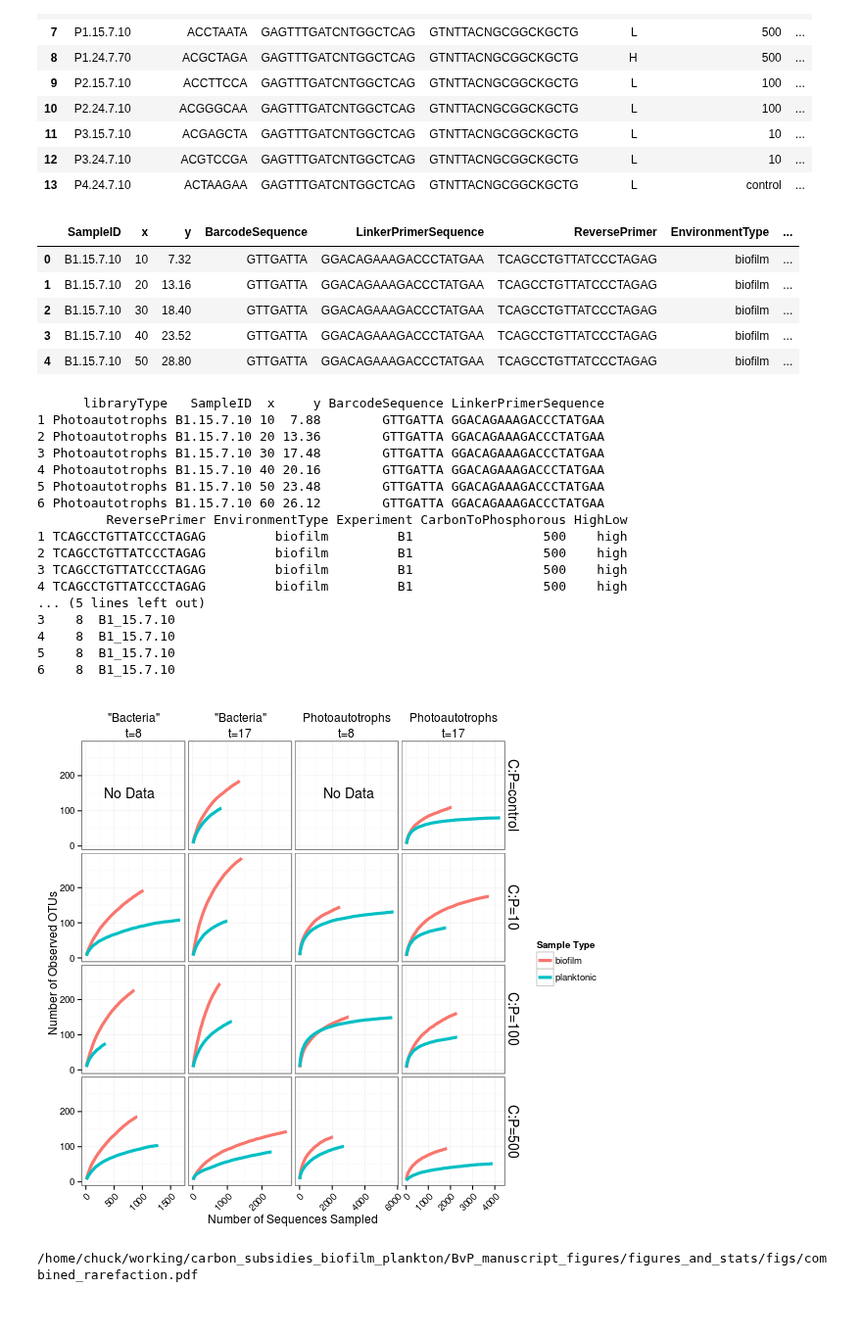
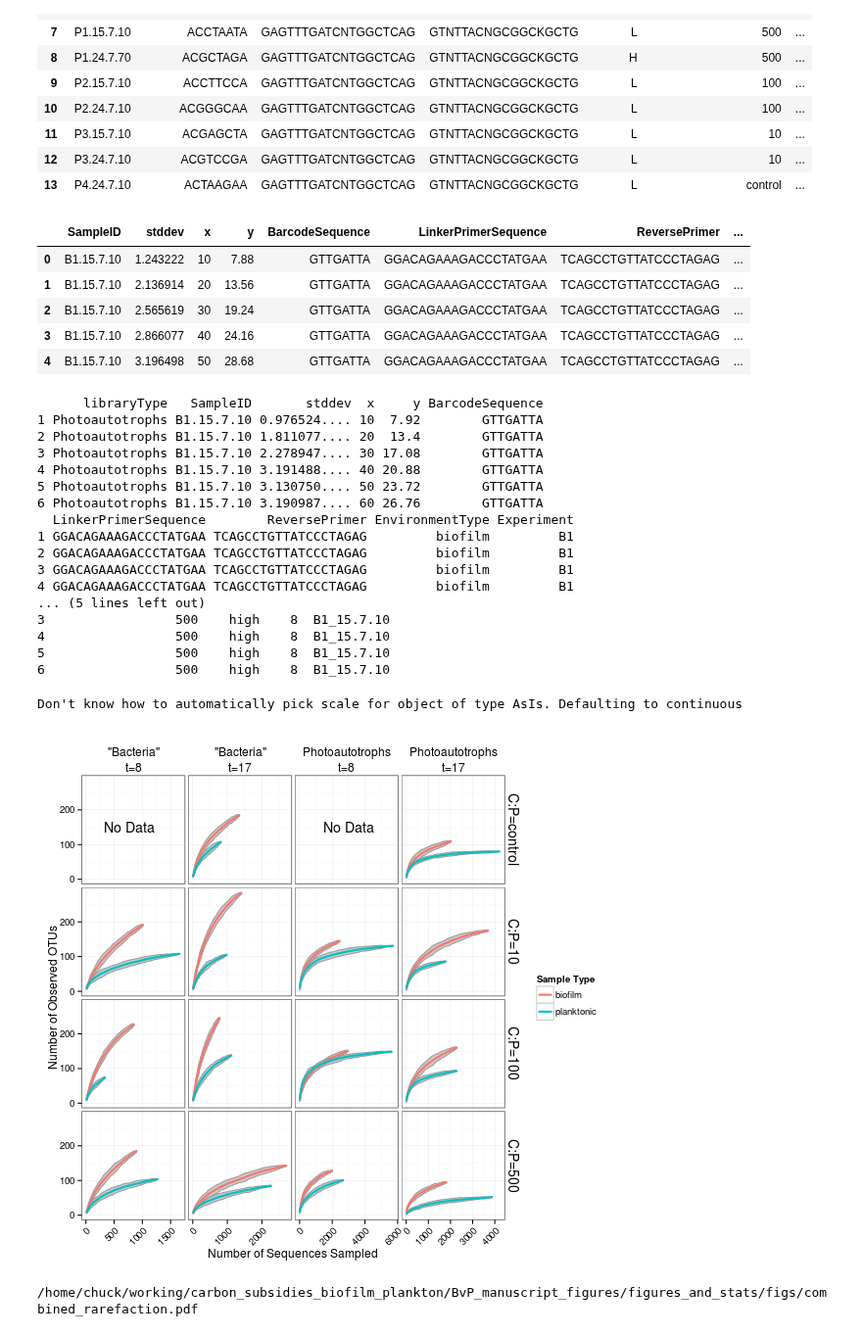
Before and after one commit to chuckpr/BvP_manuscript_figures, a Jupyter notebook: figures_and_stats/rarefaction_curves.ipynb, the cells around one changed output. Shown at 98% size. Cells and saved outputs as stored; diff of their text form; code cells hidden in the pictures.

```diff
--- a/figures_and_stats/rarefaction_curves.ipynb
+++ b/figures_and_stats/rarefaction_curves.ipynb
@@ -61,7 +61,7 @@ def get_raref_vector(data, stride=10, iters=25):
     rare_data = vstack([[len(h.nonzero()[0]) for h in rarefaction(data, stride=stride)] \
                         for i in range(iters)])
     X = arange(stride,data.sum()+stride,stride)
-    return X, mean(rare_data, axis=0)
+    return X, mean(rare_data, axis=0), std(rare_data, axis=0)
 # %%
 fig, axarr = plt.subplots(nrows=4,
                           ncols=2,
@@ -71,8 +71,8 @@ fig.subplots_adjust(hspace=0.4)
 for comp, ax in zip(pw_comps, axarr.reshape(-1)[1:]):
     data1 = otu_table_euks.sampleData(comp[0])
     data2 = otu_table_euks.sampleData(comp[1])
-    X1, rare_data1 = get_raref_vector(data1)
-    X2, rare_data2 = get_raref_vector(data2)
+    X1, rare_data1, std1 = get_raref_vector(data1)
+    X2, rare_data2, std2 = get_raref_vector(data2)
     ax.plot(X1, rare_data1, color='g', lw=2)
     ax.plot(X2, rare_data2, color='b', lw=2)
     ax.set_title("%s v. %s"%(comp[0], comp[1]),
@@ -99,8 +99,8 @@ t = otu_table_euk
 dfs = {}
 for sid in t.SampleIds:
     counts = t.sampleData(sid)
-    x, raref_data = get_raref_vector(counts)
-    dfs[sid] = pd.DataFrame(data={"x" : x, "y" : raref_data})
+    x, raref_data, stddev = get_raref_vector(counts)
+    dfs[sid] = pd.DataFrame(data={"x" : x, "y" : raref_data, "stddev" : stddev})
 
 df_all = pd.concat(dfs, axis=0)
 df_all = df_all.reset_index()
@@ -141,8 +141,8 @@ t = otu_table_bact
 dfs = {}
 for sid in t.SampleIds:
     counts = t.sampleData(sid)
-    x, raref_data = get_raref_vector(counts)
-    dfs[sid] = pd.DataFrame(data={"x" : x, "y" : raref_data})
+    x, raref_data, stddev = get_raref_vector(counts)
+    dfs[sid] = pd.DataFrame(data={"x" : x, "y" : raref_data, "stddev" : stddev})
 
 df_all = pd.concat(dfs, axis=0)
 df_all = df_all.reset_index()
@@ -153,12 +153,12 @@ sample_data.rename(columns={"#SampleID" : "SampleID"}, inplace=True)
 df_bact = df_all.merge(sample_data, on="SampleID")
 df_bact.head()
 # %% [output]
-|  | SampleID | x | y | BarcodeSequence | LinkerPrimerSequence | ReversePrimer | EnvironmentType | ... |
-| 0 | B1.15.7.10 | 10 | 7.32 | GTTGATTA | GGACAGAAAGACCCTATGAA | TCAGCCTGTTATCCCTAGAG | biofilm | ... |
-| 1 | B1.15.7.10 | 20 | 13.16 | GTTGATTA | GGACAGAAAGACCCTATGAA | TCAGCCTGTTATCCCTAGAG | biofilm | ... |
-| 2 | B1.15.7.10 | 30 | 18.40 | GTTGATTA | GGACAGAAAGACCCTATGAA | TCAGCCTGTTATCCCTAGAG | biofilm | ... |
-| 3 | B1.15.7.10 | 40 | 23.52 | GTTGATTA | GGACAGAAAGACCCTATGAA | TCAGCCTGTTATCCCTAGAG | biofilm | ... |
-| 4 | B1.15.7.10 | 50 | 28.80 | GTTGATTA | GGACAGAAAGACCCTATGAA | TCAGCCTGTTATCCCTAGAG | biofilm | ... |
+|  | SampleID | stddev | x | y | BarcodeSequence | LinkerPrimerSequence | ReversePrimer | ... |
+| 0 | B1.15.7.10 | 1.243222 | 10 | 7.88 | GTTGATTA | GGACAGAAAGACCCTATGAA | TCAGCCTGTTATCCCTAGAG | ... |
+| 1 | B1.15.7.10 | 2.136914 | 20 | 13.56 | GTTGATTA | GGACAGAAAGACCCTATGAA | TCAGCCTGTTATCCCTAGAG | ... |
+| 2 | B1.15.7.10 | 2.565619 | 30 | 19.24 | GTTGATTA | GGACAGAAAGACCCTATGAA | TCAGCCTGTTATCCCTAGAG | ... |
+| 3 | B1.15.7.10 | 2.866077 | 40 | 24.16 | GTTGATTA | GGACAGAAAGACCCTATGAA | TCAGCCTGTTATCCCTAGAG | ... |
+| 4 | B1.15.7.10 | 3.196498 | 50 | 28.68 | GTTGATTA | GGACAGAAAGACCCTATGAA | TCAGCCTGTTATCCCTAGAG | ... |
 # %%
 df_bact = com.convert_to_r_dataframe(df_bact)
 df_euk = com.convert_to_r_dataframe(df_euk)
@@ -171,58 +171,66 @@ df.both = ldply(list(Photoautotrophs = df_euk, '"Bacteria"' = df_bact))
 colnames(df.both)[1] = "libraryType"
 print(head(df.both))
 # %% [output]
-      libraryType   SampleID  x     y BarcodeSequence LinkerPrimerSequence
-1 Photoautotrophs B1.15.7.10 10  7.88        GTTGATTA GGACAGAAAGACCCTATGAA
-2 Photoautotrophs B1.15.7.10 20 13.36        GTTGATTA GGACAGAAAGACCCTATGAA
-3 Photoautotrophs B1.15.7.10 30 17.48        GTTGATTA GGACAGAAAGACCCTATGAA
-4 Photoautotrophs B1.15.7.10 40 20.16        GTTGATTA GGACAGAAAGACCCTATGAA
-5 Photoautotrophs B1.15.7.10 50 23.48        GTTGATTA GGACAGAAAGACCCTATGAA
-6 Photoautotrophs B1.15.7.10 60 26.12        GTTGATTA GGACAGAAAGACCCTATGAA
-         ReversePrimer EnvironmentType Experiment CarbonToPhosphorous HighLow
-1 TCAGCCTGTTATCCCTAGAG         biofilm         B1                 500    high
-2 TCAGCCTGTTATCCCTAGAG         biofilm         B1                 500    high
-3 TCAGCCTGTTATCCCTAGAG         biofilm         B1                 500    high
-4 TCAGCCTGTTATCCCTAGAG         biofilm         B1                 500    high
+      libraryType   SampleID       stddev  x     y BarcodeSequence
+1 Photoautotrophs B1.15.7.10 0.976524.... 10  7.92        GTTGATTA
+2 Photoautotrophs B1.15.7.10 1.811077.... 20  13.4        GTTGATTA
+3 Photoautotrophs B1.15.7.10 2.278947.... 30 17.08        GTTGATTA
+4 Photoautotrophs B1.15.7.10 3.191488.... 40 20.88        GTTGATTA
+5 Photoautotrophs B1.15.7.10 3.130750.... 50 23.72        GTTGATTA
+6 Photoautotrophs B1.15.7.10 3.190987.... 60 26.76        GTTGATTA
+  LinkerPrimerSequence        ReversePrimer EnvironmentType Experiment
+1 GGACAGAAAGACCCTATGAA TCAGCCTGTTATCCCTAGAG         biofilm         B1
+2 GGACAGAAAGACCCTATGAA TCAGCCTGTTATCCCTAGAG         biofilm         B1
+3 GGACAGAAAGACCCTATGAA TCAGCCTGTTATCCCTAGAG         biofilm         B1
+4 GGACAGAAAGACCCTATGAA TCAGCCTGTTATCCCTAGAG         biofilm         B1
 ... (5 lines left out)
-3    8  B1_15.7.10
-4    8  B1_15.7.10
-5    8  B1_15.7.10
-6    8  B1_15.7.10
+3                 500    high    8  B1_15.7.10
+4                 500    high    8  B1_15.7.10
+5                 500    high    8  B1_15.7.10
+6                 500    high    8  B1_15.7.10
 # %%
 %%R -w 600 -h 550
 library(ggplot2)
 df.both$x = as.numeric(df.both$x)
 df.both$y = as.numeric(df.both$y)
 df.both$EnvironmentType = as.factor(df.both$EnvironmentType)
 df.both$Date.strip = factor(paste("t=",df.both$Date,sep=""), levels = c("t=8", "t=17"))
 df.both$CarbonToPhosphorous.strip = factor(paste("C:P=",df.both$CarbonToPhosphorous,sep=""),
                                             levels = c("C:P=control",
                                                        "C:P=10",
                                                        "C:P=100",
                                                        "C:P=500"))
-p = ggplot(df.both, aes(x = x, y = y)) + geom_line(aes(color = EnvironmentType), size=1.5)
+p = ggplot(df.both, aes(x = x, y = y, color = EnvironmentType))
+p = p + geom_ribbon(alpha = 0.5,
+                    color = "gray60",
+                    fill = "gray60",
+                    aes(ymin = y - qnorm(0.99) * stddev,
+                                     ymax = y + qnorm(0.99) * stddev,
+                        group = EnvironmentType))
+p = p + geom_line(aes(color = EnvironmentType), size=1)
 p = p + facet_grid(CarbonToPhosphorous.strip ~ libraryType + Date.strip, scales = "free_x")
 p = p + xlab("Number of Sequences Sampled")
 p = p + ylab("Number of Observed OTUs")
 
 d = data.frame(CarbonToPhosphorous.strip = "C:P=control",
                libraryType = c("Photoautotrophs", '"Bacteria"'),
                Date.strip = "t=8",
                x = c(3000, 775),
                y = 150,
                t = "No Data")
 
 p = p + geom_text(data = d, aes(label = t, x = x, y = y), color = "black")
 
 p = p + theme_bw()
 p = p + theme(axis.text.x = element_text(angle = 45, vjust = 1, hjust = 1),
               strip.text.x = element_text(size = 12),
               strip.text.y = element_text(size = 14),
               strip.background = element_blank())
 p = p + labs(color = "Sample Type")
 p
 # %% [output]
+Don't know how to automatically pick scale for object of type AsIs. Defaulting to continuous
-[figure, old version]
+[figure, new version]
 # %%
 %%R
 ggsave("figs/combined_rarefaction.pdf", p, h = 8, w = 8)
```
Also changed, not shown: parts of 6 cells of this notebook, 3 other files.
